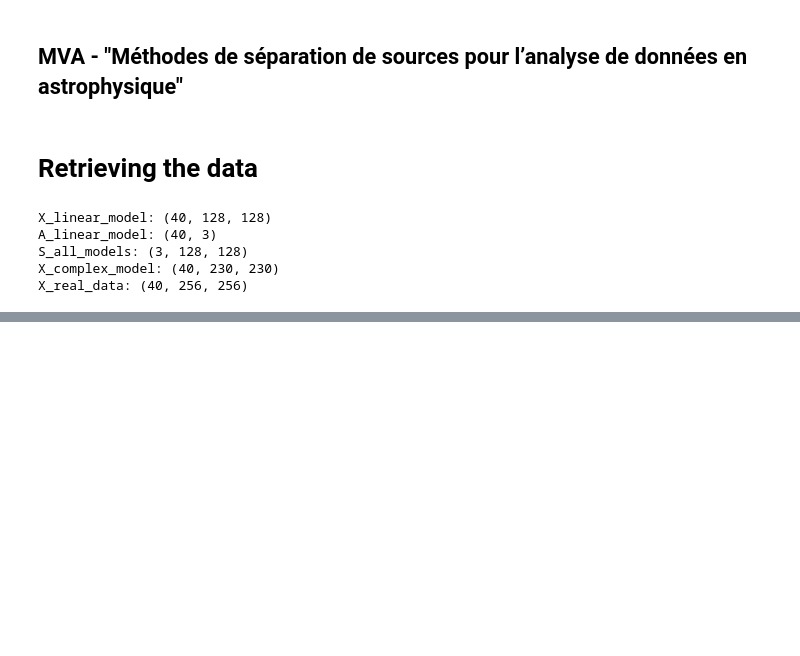
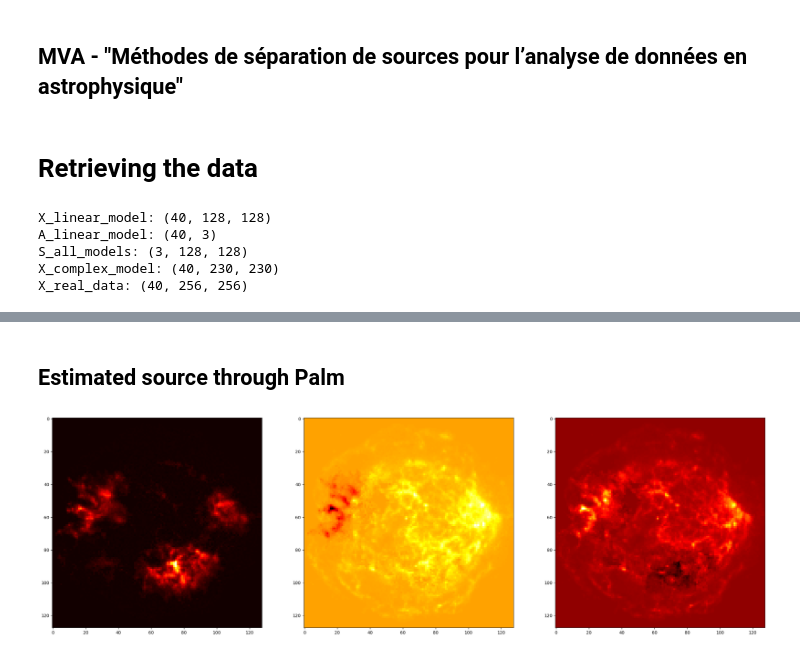
Before and after one commit to plbrbr/bss-project-2024, a Jupyter notebook: experiments.ipynb, the cells around one changed output, grey strips where cells are left out. Cells and saved outputs as stored; diff of their text form; code cells hidden in the pictures; blank space fills up the shorter version.

```diff
--- a/experiments.ipynb
+++ b/experiments.ipynb
@@ -27,0 +51,10 @@ X_real_data: (40, 256, 256)
+# %% [markdown]
+## Estimated source through Palm
+# %%
+f,ax = plt.subplots(1,3,figsize=(30,15))
+for k in range(3):
+    ax[k].imshow(S_est[k].reshape(128,128),#.transpose(1,2,0),
+              cmap='hot')
+plt.show()
+# %% [output]
+[figure, added]
```
Also changed, not shown: parts of 12 cells of this notebook.
